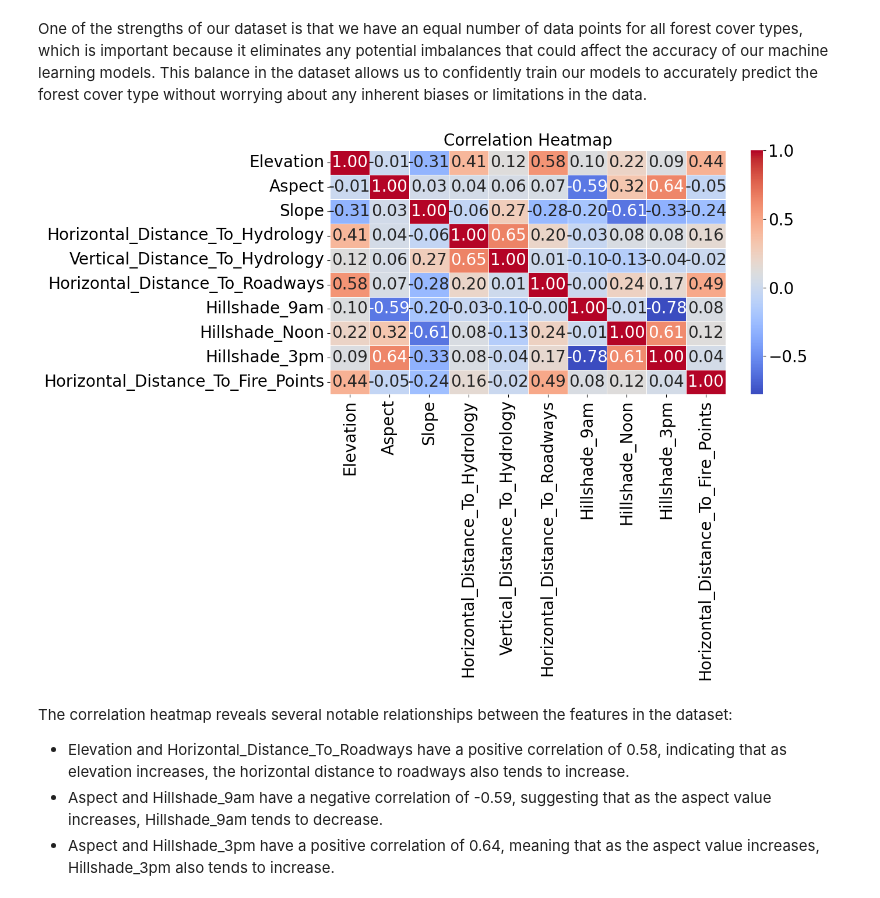
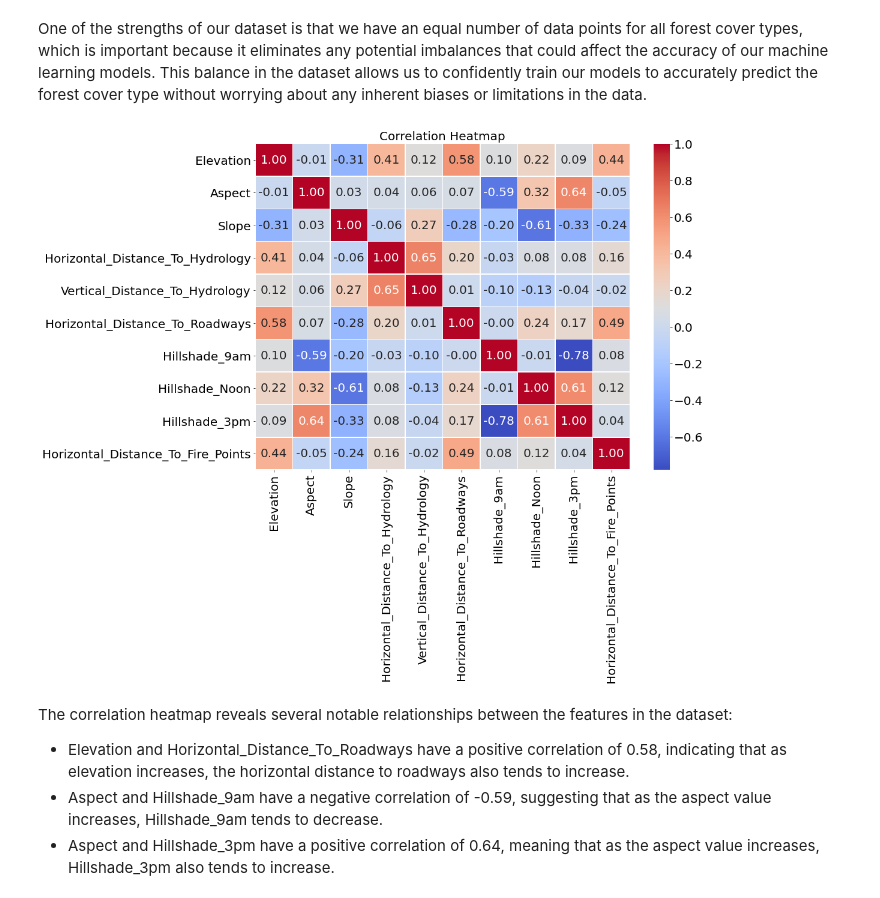
Before and after one commit to Nayaeun/Forest-Cover-Type-Prediction, a Jupyter notebook: final project_updated _1.ipynb, the cells around one changed output. Drawn from its saved outputs; the diff is of its cells as text; code cells hidden in the pictures.

```diff
--- a/final project_updated _1.ipynb
+++ b/final project_updated _1.ipynb
@@ -119,21 +118,20 @@ One of the strengths of our dataset is that we have an equal number of data poin
 # %%
 cols = []
 for i in df_train.columns:
     if ('soil' in i.lower()) or ('wilderness' in i.lower()) or ('type' in i.lower()) or ('id' in i.lower()):
         continue
     else:
         cols.append(i)
 # Compute the correlation matrix
 corr_matrix = df_train[cols].corr()
 
 # Visualize the correlation matrix as a heatmap
 plt.figure(figsize=(14, 10))
 sns.heatmap(corr_matrix, annot=True, fmt='.2f', cmap='coolwarm', linewidths=0.5)
 plt.title('Correlation Heatmap')
-plt.tight_layout()
 plt.show()
 # %% [output]
-[figure, old version]
+[figure, new version]
 # %% [markdown]
 The correlation heatmap reveals several notable relationships between the features in the dataset:
 
```
Also changed, not shown: parts of 8 cells of this notebook.
